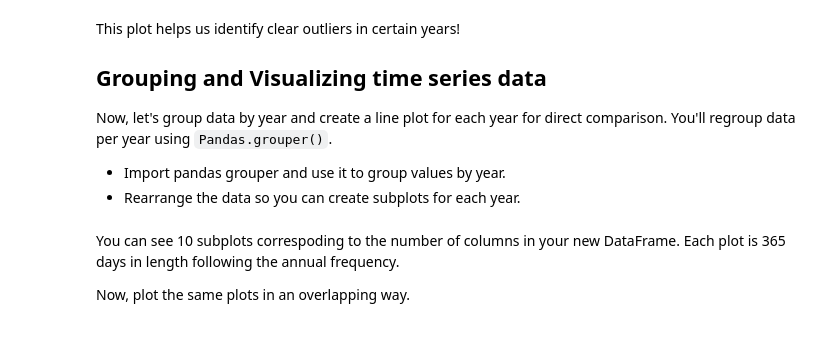
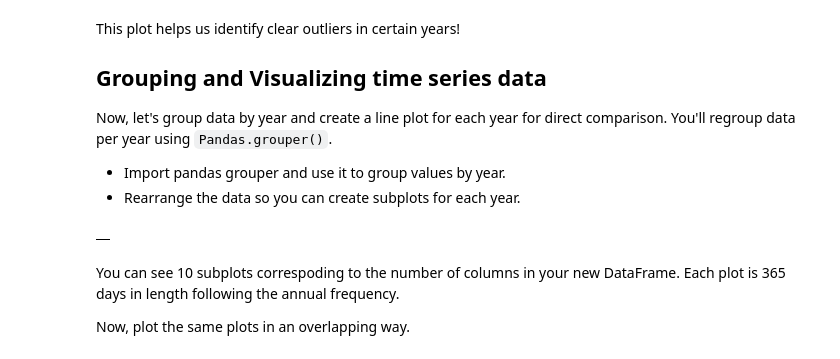
Before and after one commit to colemiller94/dsc-3-25-04-visualizing-time-series-data-lab-nyc-ds-career-012819, a Jupyter notebook: index.ipynb, the cells around one changed output. Cells and saved outputs as stored; diff of their text form; code cells hidden in the pictures.

```diff
--- a/index.ipynb
+++ b/index.ipynb
@@ -82,6 +82,11 @@ You'll regroup data per year using `Pandas.grouper()`.
 grouped=temp_data.groupby(pd.Grouper(freq='A'))
 # %%
 #Create a new DataFrame and store yearly values in columns
+temp_annual = pd.DataFrame()
+# %%
+temp_annual
+# %% [output]
+|  |
 # %% [markdown]
 You can see 10 subplots correspoding to the number of columns in your new DataFrame. Each plot is 365 days in length following the annual frequency.
 
```
